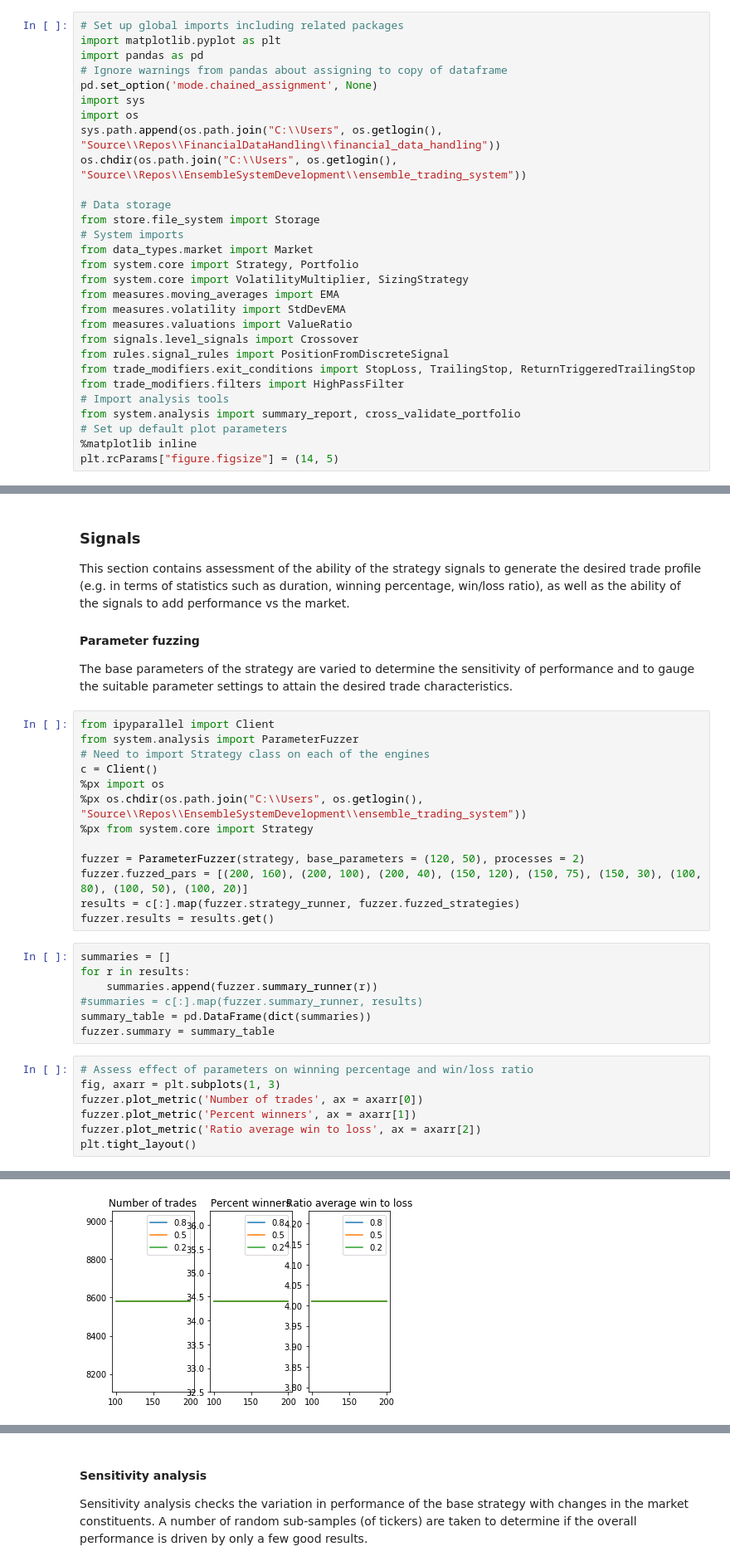
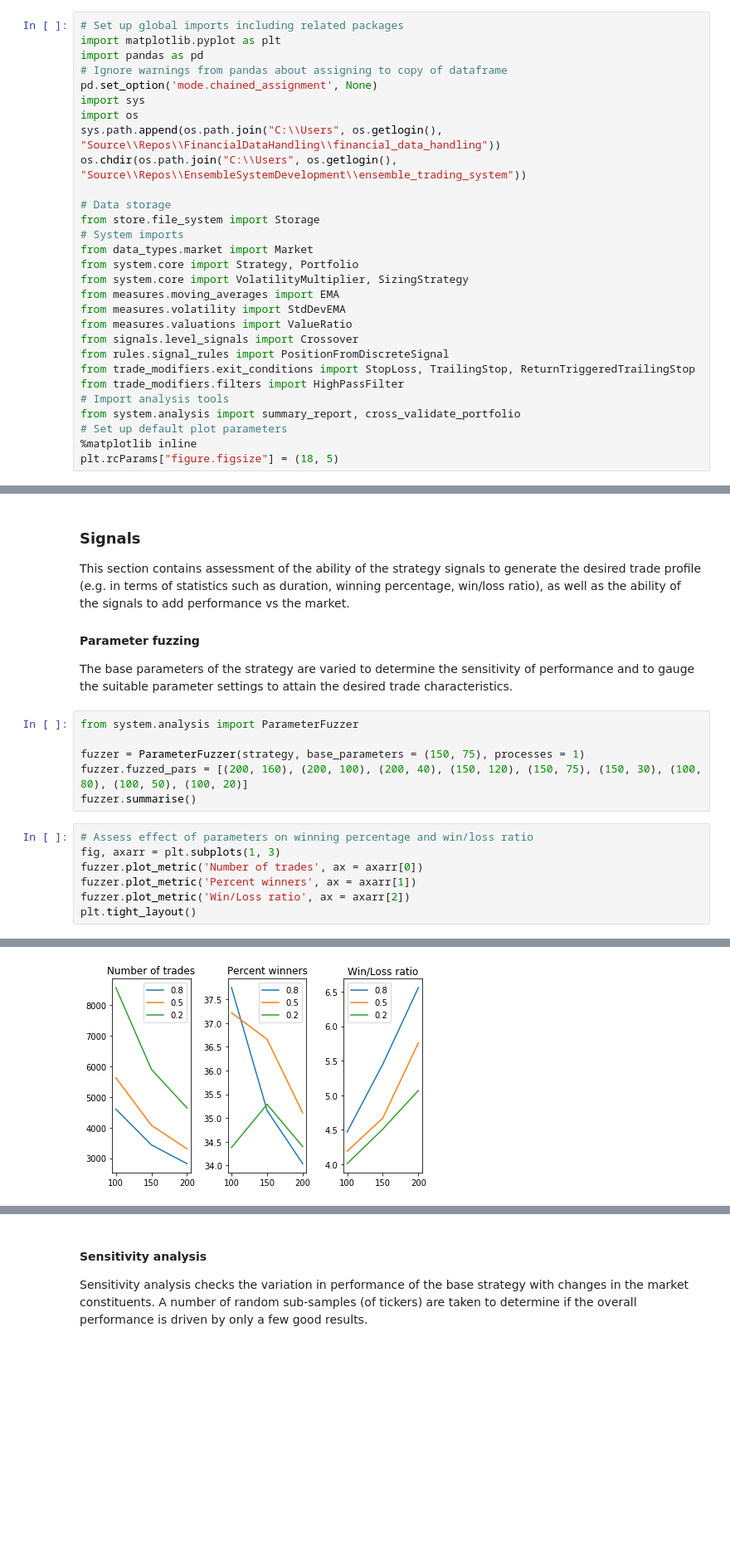
Before and after one commit to chetanmehra/EnsembleSystemDevelopment, a Jupyter notebook: EMA cross analysis.ipynb, the cells around one changed output, grey strips where cells are left out. Shown at 83% size. Drawn from its saved outputs; the diff is of its cells as text; blank space fills up the shorter version.

Commit message:
Restructure complete, analysis report runs. Performance and structure of results is not ideal.

```diff
--- a/EMA cross analysis.ipynb
+++ b/EMA cross analysis.ipynb
@@ -32,4 +32,4 @@ from trade_modifiers.filters import HighPassFilter
 from system.analysis import summary_report, cross_validate_portfolio
 # Set up default plot parameters
 %matplotlib inline
-plt.rcParams["figure.figsize"] = (14, 5)
+plt.rcParams["figure.figsize"] = (18, 5)
@@ -84,30 +57,16 @@ This section contains assessment of the ability of the strategy signals to gener
 #### Parameter fuzzing
 The base parameters of the strategy are varied to determine the sensitivity of performance and to gauge the suitable parameter settings to attain the desired trade characteristics.
 # %%
-from ipyparallel import Client
 from system.analysis import ParameterFuzzer
-# Need to import Strategy class on each of the engines
-c = Client()
-%px import os
-%px os.chdir(os.path.join("C:\\Users", os.getlogin(), "Source\\Repos\\EnsembleSystemDevelopment\\ensemble_trading_system"))
-%px from system.core import Strategy
 
-fuzzer = ParameterFuzzer(strategy, base_parameters = (120, 50), processes = 2)
+fuzzer = ParameterFuzzer(strategy, base_parameters = (150, 75), processes = 1)
 fuzzer.fuzzed_pars = [(200, 160), (200, 100), (200, 40), (150, 120), (150, 75), (150, 30), (100, 80), (100, 50), (100, 20)]
-results = c[:].map(fuzzer.strategy_runner, fuzzer.fuzzed_strategies)
-fuzzer.results = results.get()
+fuzzer.summarise()
-# %%
-summaries = []
-for r in results:
-    summaries.append(fuzzer.summary_runner(r))
-#summaries = c[:].map(fuzzer.summary_runner, results)
-summary_table = pd.DataFrame(dict(summaries))
-fuzzer.summary = summary_table
 # %%
 # Assess effect of parameters on winning percentage and win/loss ratio
 fig, axarr = plt.subplots(1, 3)
 fuzzer.plot_metric('Number of trades', ax = axarr[0])
 fuzzer.plot_metric('Percent winners', ax = axarr[1])
-fuzzer.plot_metric('Ratio average win to loss', ax = axarr[2])
+fuzzer.plot_metric('Win/Loss ratio', ax = axarr[2])
 plt.tight_layout()
 # %% [output]
@@ -115 +73 @@ plt.tight_layout()
-[figure, old version]
+[figure, new version]
```
Also changed, not shown: parts of 40 cells of this notebook, 8 other files.
